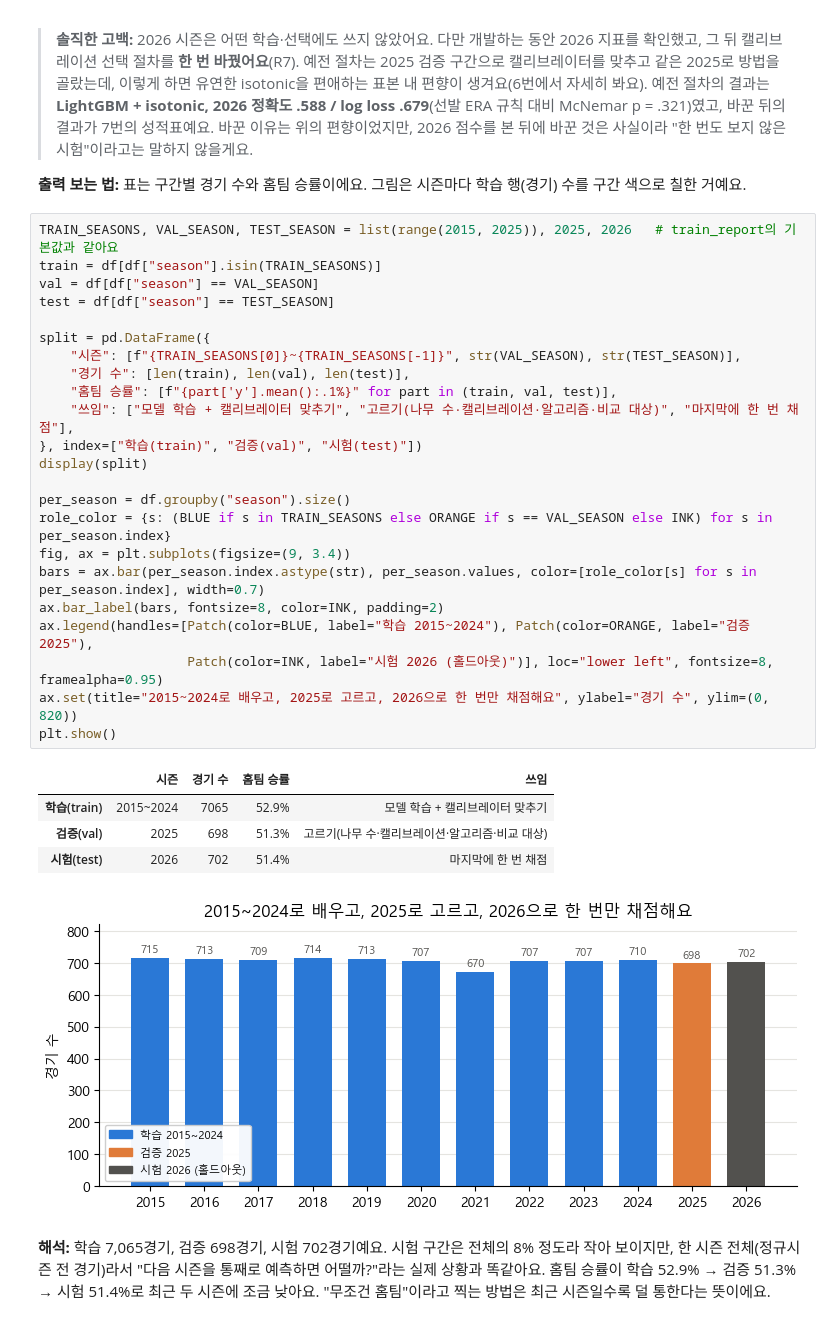
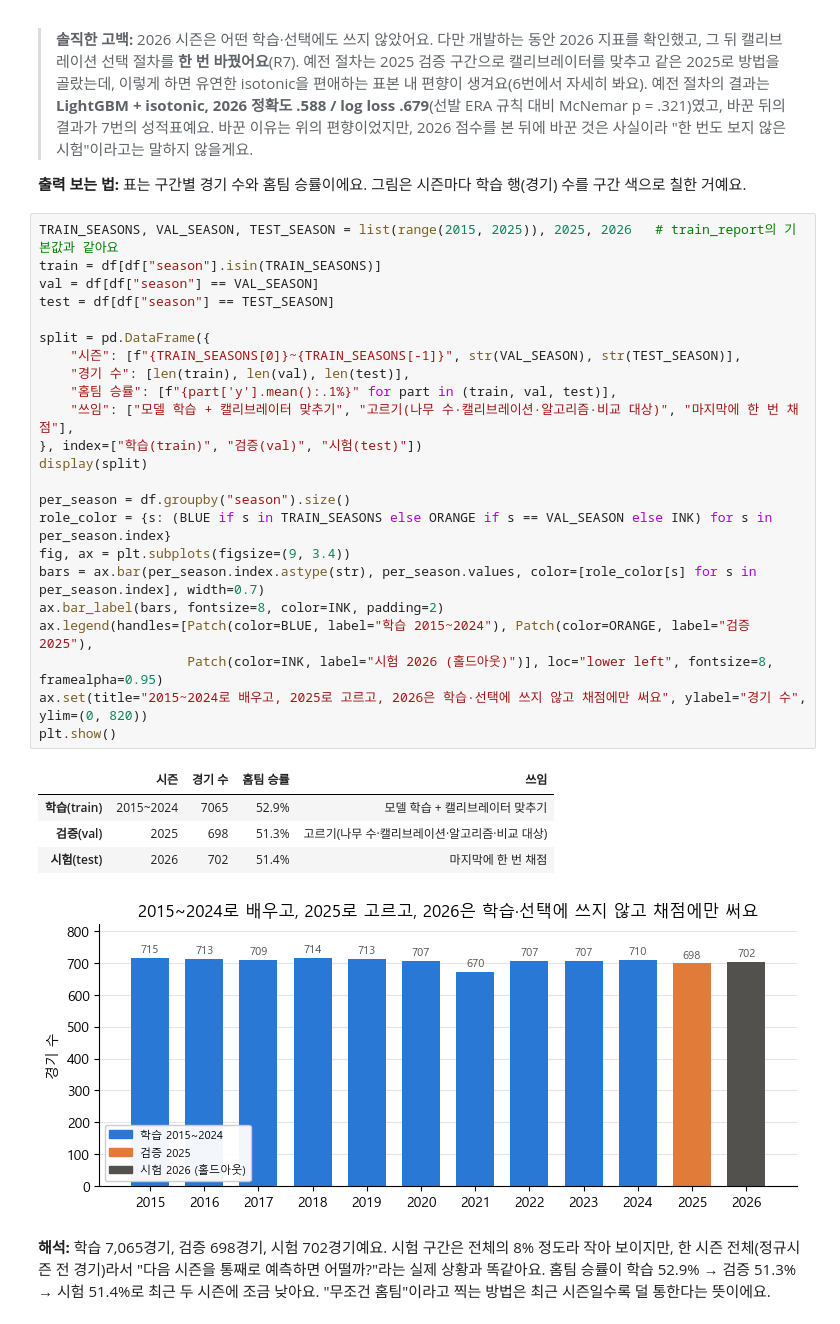
Before and after one commit to kimminseo2323-prog/2610_KBO_predict, a Jupyter notebook: notebooks/03_승패_예측_모델.ipynb, the cells around one changed output. Saved outputs shown, nothing was run; the diff lists cells and outputs as text.

```diff
--- a/notebooks/03_승패_예측_모델.ipynb
+++ b/notebooks/03_승패_예측_모델.ipynb
@@ -132,32 +132,32 @@ assert features_sha == committed["features_sha256"]
 # %%
 TRAIN_SEASONS, VAL_SEASON, TEST_SEASON = list(range(2015, 2025)), 2025, 2026   # train_report의 기본값과 같아요
 train = df[df["season"].isin(TRAIN_SEASONS)]
 val = df[df["season"] == VAL_SEASON]
 test = df[df["season"] == TEST_SEASON]
 
 split = pd.DataFrame({
     "시즌": [f"{TRAIN_SEASONS[0]}~{TRAIN_SEASONS[-1]}", str(VAL_SEASON), str(TEST_SEASON)],
     "경기 수": [len(train), len(val), len(test)],
     "홈팀 승률": [f"{part['y'].mean():.1%}" for part in (train, val, test)],
     "쓰임": ["모델 학습 + 캘리브레이터 맞추기", "고르기(나무 수·캘리브레이션·알고리즘·비교 대상)", "마지막에 한 번 채점"],
 }, index=["학습(train)", "검증(val)", "시험(test)"])
 display(split)
 
 per_season = df.groupby("season").size()
 role_color = {s: (BLUE if s in TRAIN_SEASONS else ORANGE if s == VAL_SEASON else INK) for s in per_season.index}
 fig, ax = plt.subplots(figsize=(9, 3.4))
 bars = ax.bar(per_season.index.astype(str), per_season.values, color=[role_color[s] for s in per_season.index], width=0.7)
 ax.bar_label(bars, fontsize=8, color=INK, padding=2)
 ax.legend(handles=[Patch(color=BLUE, label="학습 2015~2024"), Patch(color=ORANGE, label="검증 2025"),
                    Patch(color=INK, label="시험 2026 (홀드아웃)")], loc="lower left", fontsize=8, framealpha=0.95)
-ax.set(title="2015~2024로 배우고, 2025로 고르고, 2026으로 한 번만 채점해요", ylabel="경기 수", ylim=(0, 820))
+ax.set(title="2015~2024로 배우고, 2025로 고르고, 2026은 학습·선택에 쓰지 않고 채점에만 써요", ylabel="경기 수", ylim=(0, 820))
 plt.show()
 # %% [output]
 |  | 시즌 | 경기 수 | 홈팀 승률 | 쓰임 |
 | 학습(train) | 2015~2024 | 7065 | 52.9% | 모델 학습 + 캘리브레이터 맞추기 |
 | 검증(val) | 2025 | 698 | 51.3% | 고르기(나무 수·캘리브레이션·알고리즘·비교 대상) |
 | 시험(test) | 2026 | 702 | 51.4% | 마지막에 한 번 채점 |
-[figure, old version]
+[figure, new version]
 # %% [markdown]
 **해석:** 학습 7,065경기, 검증 698경기, 시험 702경기예요. 시험 구간은 전체의 8% 정도라 작아 보이지만, 한 시즌 전체(정규시즌 전 경기)라서 "다음 시즌을 통째로 예측하면 어떨까?"라는 실제 상황과 똑같아요.
 홈팀 승률이 학습 52.9% → 검증 51.3% → 시험 51.4%로 최근 두 시즌에 조금 낮아요. "무조건 홈팀"이라고 찍는 방법은 최근 시즌일수록 덜 통한다는 뜻이에요.
```
Also changed, not shown: 1 other file.
